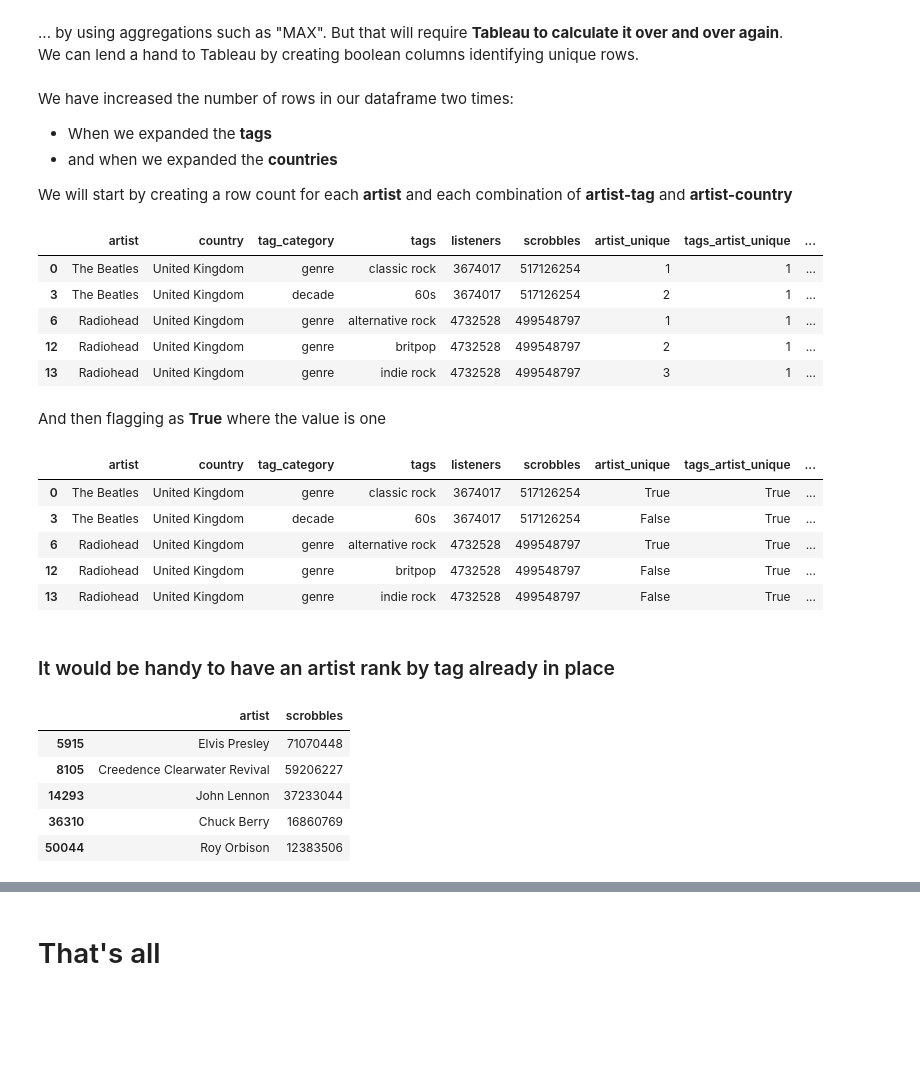
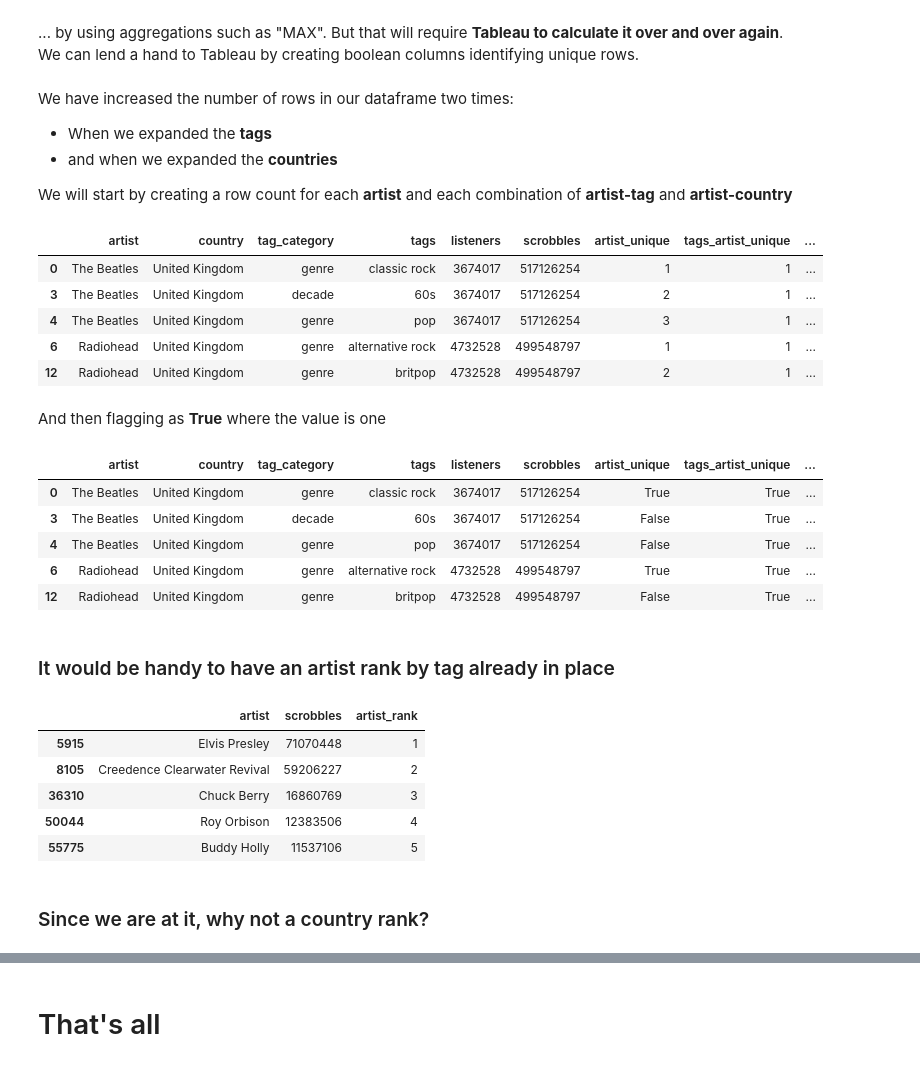
Before and after one commit to tharikhajar/lastfm_popularity, a Jupyter notebook: Pandas_ETL.ipynb, the cells around one changed output, grey strips where cells are left out. Saved outputs shown, nothing was run; the diff lists cells and outputs as text; code cells hidden in the pictures; blank space fills up the shorter version.

```diff
--- a/Pandas_ETL.ipynb
+++ b/Pandas_ETL.ipynb
@@ -184,7 +184,7 @@ tags_csv_path = f'Datasets\\tags_classification\\'
 tags_csv_dir = os.listdir(tags_csv_path)
 df_tags = pd.DataFrame(columns=['tag_category', 'tags'])
 
-for file in my_dir:
+for file in tags_csv_dir:
     if '.csv' in file:
         df_temp = pd.read_csv(tags_csv_path + file, delimiter=';', index_col=0, names=['tag_category', 'tags'])
         df_tags = pd.concat([df_tags, df_temp], ignore_index=True)
@@ -263,6 +263,8 @@ df.drop(columns='tags', inplace=True)
 
 df = df[['artist', 'country', 'tag_category', 'tag_to_keep', 'listeners', 'scrobbles']]
 df.columns = ['artist', 'country', 'tag_category', 'tags', 'listeners', 'scrobbles']
+
+df['tags'] = df['tags'].map(dict(melancholy='melancholic')).fillna(df['tags'])
 # %% [markdown]
 We don't need two tags telling me that Led Zeppelin is Rock'n'Roll
 # %%
@@ -354,9 +357,9 @@ df.head()
 |  | artist | country | tag_category | tags | listeners | scrobbles | artist_unique | tags_artist_unique | ... |
 | 0 | The Beatles | United Kingdom | genre | classic rock | 3674017 | 517126254 | 1 | 1 | ... |
 | 3 | The Beatles | United Kingdom | decade | 60s | 3674017 | 517126254 | 2 | 1 | ... |
+| 4 | The Beatles | United Kingdom | genre | pop | 3674017 | 517126254 | 3 | 1 | ... |
 | 6 | Radiohead | United Kingdom | genre | alternative rock | 4732528 | 499548797 | 1 | 1 | ... |
 | 12 | Radiohead | United Kingdom | genre | britpop | 4732528 | 499548797 | 2 | 1 | ... |
-| 13 | Radiohead | United Kingdom | genre | indie rock | 4732528 | 499548797 | 3 | 1 | ... |
 # %% [markdown]
 And then flagging as <b>True</b> where the value is one
 # %%
@@ -370,21 +373,23 @@ df.head()
 |  | artist | country | tag_category | tags | listeners | scrobbles | artist_unique | tags_artist_unique | ... |
 | 0 | The Beatles | United Kingdom | genre | classic rock | 3674017 | 517126254 | True | True | ... |
 | 3 | The Beatles | United Kingdom | decade | 60s | 3674017 | 517126254 | False | True | ... |
+| 4 | The Beatles | United Kingdom | genre | pop | 3674017 | 517126254 | False | True | ... |
 | 6 | Radiohead | United Kingdom | genre | alternative rock | 4732528 | 499548797 | True | True | ... |
 | 12 | Radiohead | United Kingdom | genre | britpop | 4732528 | 499548797 | False | True | ... |
-| 13 | Radiohead | United Kingdom | genre | indie rock | 4732528 | 499548797 | False | True | ... |
 # %% [markdown]
 ### It would be handy to have an artist rank by tag already in place
 # %%
 df.sort_values(by=['tags', 'scrobbles'], ascending=False, inplace=True)
-df['artist_rank_by_tag'] = df.groupby(by=['tags'])['scrobbles'].rank(method='dense', ascending=False).astype(int)
+df['artist_rank'] = df.groupby(by=['tags'])['scrobbles'].rank(method='dense', ascending=False).astype(int)
 
 # Top 5 artists in rock'n'roll
-df[df['tags'] == "rock'n'roll"][['artist', 'scrobbles']][:5]
+df[df['tags'] == "rock'n'roll"][['artist', 'scrobbles', 'artist_rank']][:5]
 # %% [output]
-|  | artist | scrobbles |
-| 5915 | Elvis Presley | 71070448 |
-| 8105 | Creedence Clearwater Revival | 59206227 |
-| 14293 | John Lennon | 37233044 |
-| 36310 | Chuck Berry | 16860769 |
-| 50044 | Roy Orbison | 12383506 |
+|  | artist | scrobbles | artist_rank |
+| 5915 | Elvis Presley | 71070448 | 1 |
+| 8105 | Creedence Clearwater Revival | 59206227 | 2 |
+| 36310 | Chuck Berry | 16860769 | 3 |
+| 50044 | Roy Orbison | 12383506 | 4 |
+| 55775 | Buddy Holly | 11537106 | 5 |
+# %% [markdown]
+### Since we are at it, why not a country rank?
```
Also changed, not shown: parts of 19 cells of this notebook.
